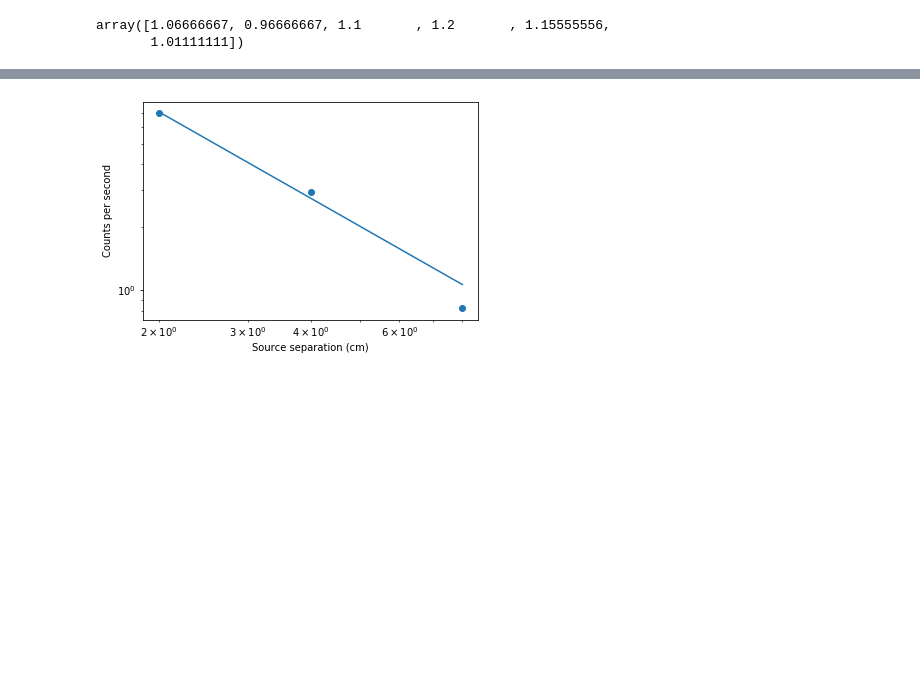
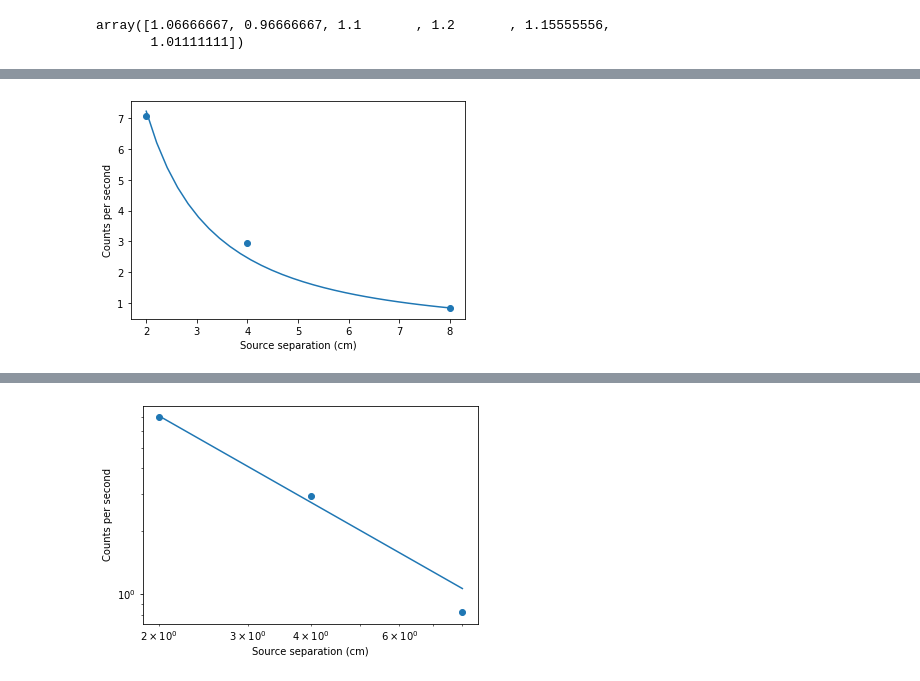
Before and after one commit to Crisoking/modern_physics_20192, a Jupyter notebook: 12_radioactivity/processing.ipynb, the cells around one changed output, grey strips where cells are left out. Cells and saved outputs as stored; diff of their text form; code cells hidden in the pictures; blank space fills up the shorter version.

```diff
--- a/12_radioactivity/processing.ipynb
+++ b/12_radioactivity/processing.ipynb
@@ -64,0 +82,10 @@ plt.show()
+# %%
+popt,cov = curve_fit(log_fit,r,i)
+# %%
+plt.scatter(r,i)
+plt.plot(x,log_fit(x,popt[0]))
+plt.xlabel('Source separation (cm)')
+plt.ylabel('Counts per second')
+plt.show()
+# %% [output]
+[figure, added]
```
Also changed, not shown: parts of 20 cells of this notebook.
